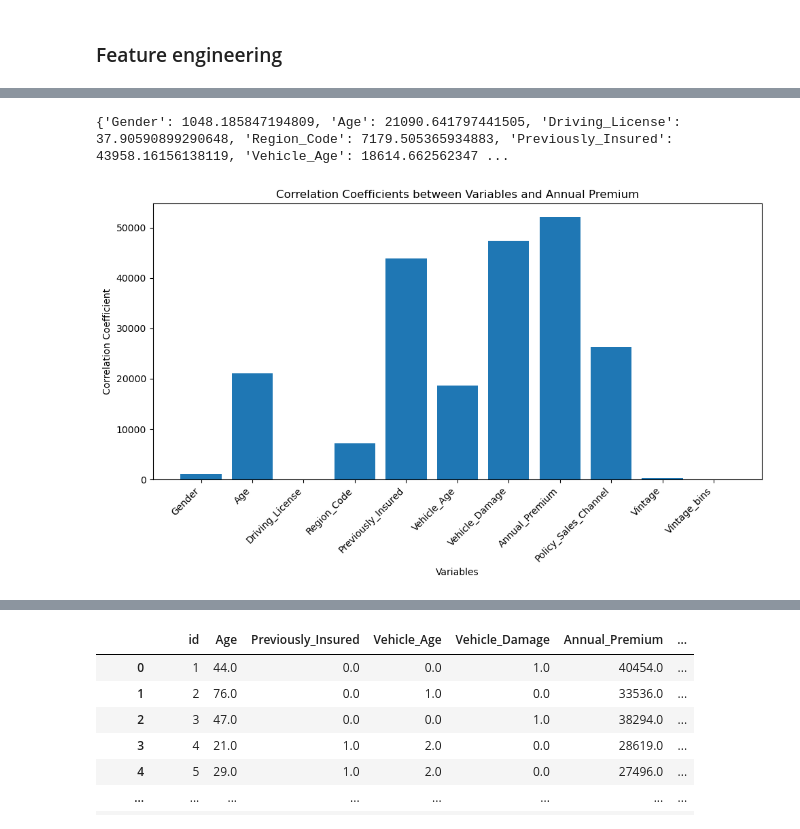
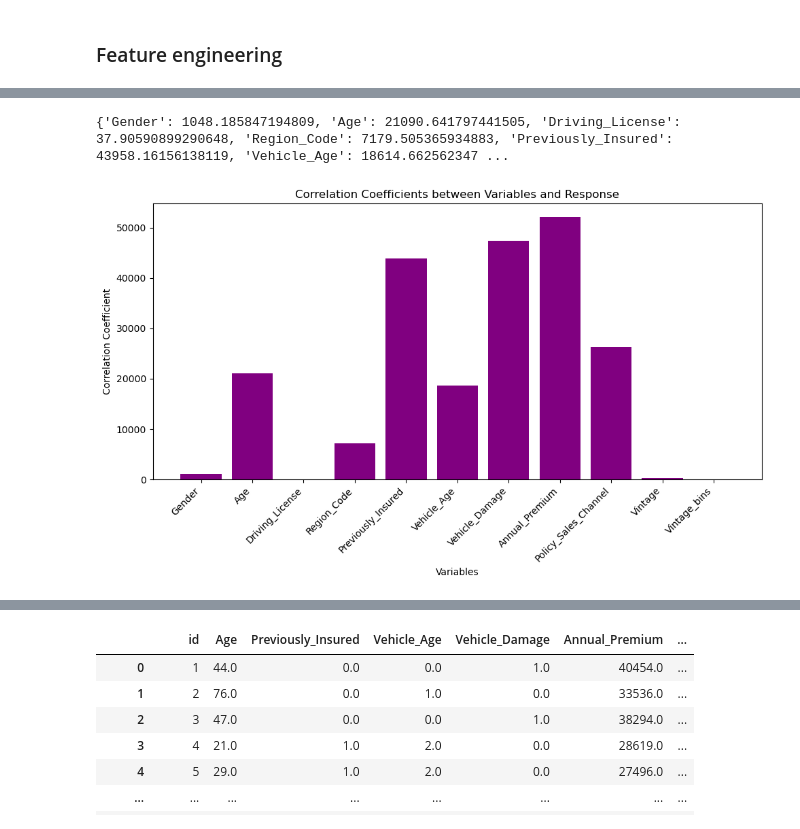
Before and after one commit to JMAN-CODES/EDA-Vehicle, a Jupyter notebook: INT039_ArjunP.ipynb, the cells around one changed output, grey strips where cells are left out. Cells and saved outputs as stored; diff of their text form; code cells hidden in the pictures.

```diff
--- a/INT039_ArjunP.ipynb
+++ b/INT039_ArjunP.ipynb
@@ -418,4 +339,5 @@ df
 # %%
+#finding the chi2 contigency
 columns = df.columns.tolist()
 columns.remove('id')
 columns.remove('Response')
@@ -424,33 +346,34 @@ from scipy.stats import chi2_contingency
 contingency_table = pd.crosstab(df['Vintage'], df['Response']).to_numpy()
 
 contingency_table
 
 chi2_statistic, pval, degrees_of_freedom, expected_counts = chi2_contingency(contingency_table)
 
+#creating a dict to store chi values for all features
 final_chi_corr = {}
 
 for feature in columns:
     df_cleaned = df.dropna(subset=[feature])
     contingency_table = pd.crosstab(df_cleaned[feature], df_cleaned['Response']).to_numpy()
     chi2_statistic, pval, degrees_of_freedom, expected_counts = chi2_contingency(contingency_table)
     final_chi_corr[feature] = chi2_statistic
 
 print(final_chi_corr)
 
 variables = list(final_chi_corr.keys())
 correlation_values = list(final_chi_corr.values())
 
 # Create a bar chart
 plt.figure(figsize=(10, 6))  # Adjust the figure size as needed
-plt.bar(variables, correlation_values)
+plt.bar(variables, correlation_values, color='purple')
 plt.xlabel('Variables')
 plt.ylabel('Correlation Coefficient')
-plt.title('Correlation Coefficients between Variables and Annual Premium')
+plt.title('Correlation Coefficients between Variables and Response')
 plt.xticks(rotation=45, ha='right')  # Rotate x-axis labels for better readability
 plt.tight_layout()
 
 # Display the bar chart
 plt.show()
 # %% [output]
 {'Gender': 1048.185847194809, 'Age': 21090.641797441505, 'Driving_License': 37.90590899290648, 'Region_Code': 7179.505365934883, 'Previously_Insured': 43958.16156138119, 'Vehicle_Age': 18614.662562347 ...
-[figure, old version]
+[figure, new version]
```
Also changed, not shown: parts of 66 cells of this notebook, 6 other files.
